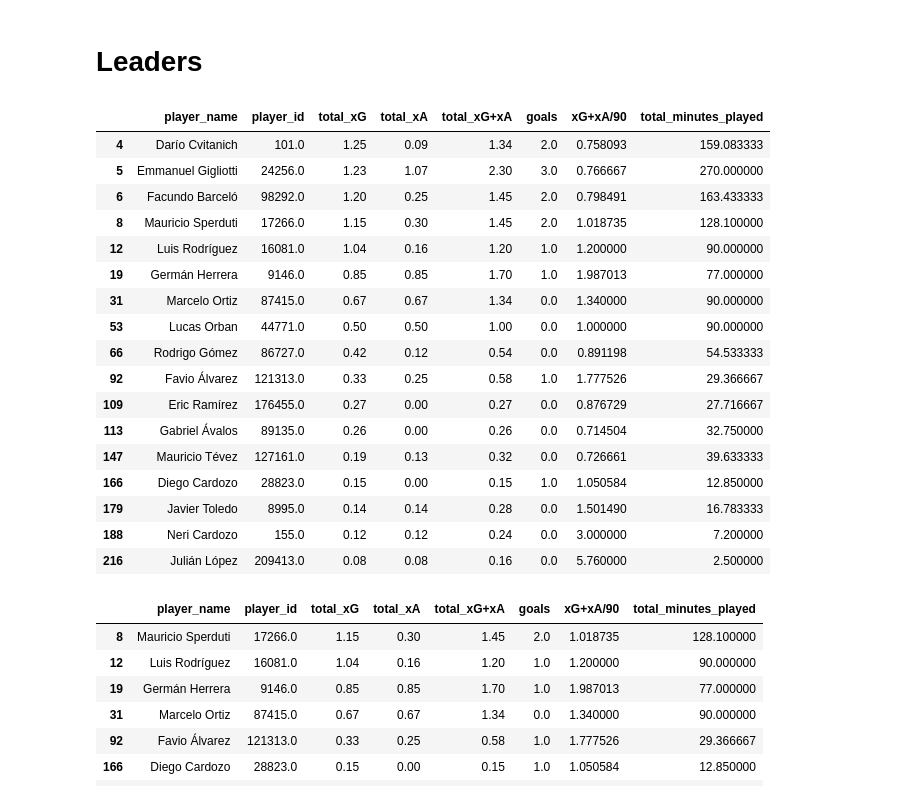
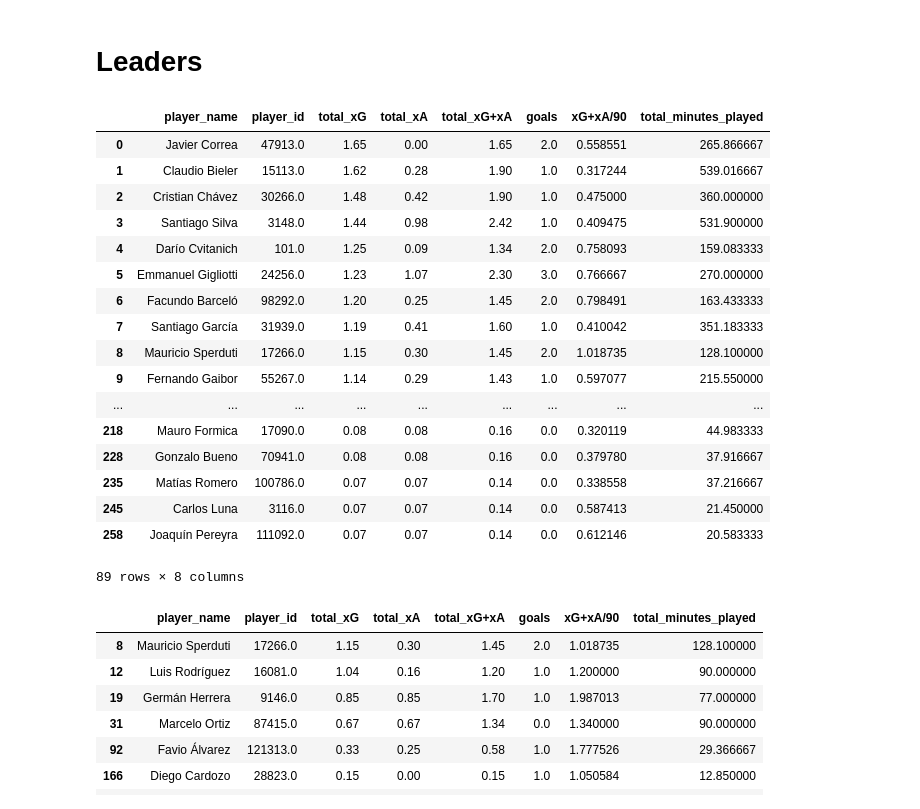
Before and after one commit to d-v-dlee/super_liga_xg, a Jupyter notebook: mongotofinalxg.ipynb, the cells around one changed output. Drawn from its saved outputs; the diff is of its cells as text; code cells hidden in the pictures.

```diff
--- a/mongotofinalxg.ipynb
+++ b/mongotofinalxg.ipynb
@@ -160,26 +165,26 @@ final_df.head()
 # %% [markdown]
 # Leaders
 # %%
-final_df[final_df['xG+xA/90'] > 0.7]
+final_df[final_df['xG+xA/90'] > 0.3]
 # %% [output]
 |  | player_name | player_id | total_xG | total_xA | total_xG+xA | goals | xG+xA/90 | total_minutes_played |
+| 0 | Javier Correa | 47913.0 | 1.65 | 0.00 | 1.65 | 2.0 | 0.558551 | 265.866667 |
+| 1 | Claudio Bieler | 15113.0 | 1.62 | 0.28 | 1.90 | 1.0 | 0.317244 | 539.016667 |
+| 2 | Cristian Chávez | 30266.0 | 1.48 | 0.42 | 1.90 | 1.0 | 0.475000 | 360.000000 |
+| 3 | Santiago Silva | 3148.0 | 1.44 | 0.98 | 2.42 | 1.0 | 0.409475 | 531.900000 |
 | 4 | Darío Cvitanich | 101.0 | 1.25 | 0.09 | 1.34 | 2.0 | 0.758093 | 159.083333 |
 | 5 | Emmanuel Gigliotti | 24256.0 | 1.23 | 1.07 | 2.30 | 3.0 | 0.766667 | 270.000000 |
 | 6 | Facundo Barceló | 98292.0 | 1.20 | 0.25 | 1.45 | 2.0 | 0.798491 | 163.433333 |
+| 7 | Santiago García | 31939.0 | 1.19 | 0.41 | 1.60 | 1.0 | 0.410042 | 351.183333 |
 | 8 | Mauricio Sperduti | 17266.0 | 1.15 | 0.30 | 1.45 | 2.0 | 1.018735 | 128.100000 |
-| 12 | Luis Rodríguez | 16081.0 | 1.04 | 0.16 | 1.20 | 1.0 | 1.200000 | 90.000000 |
-| 19 | Germán Herrera | 9146.0 | 0.85 | 0.85 | 1.70 | 1.0 | 1.987013 | 77.000000 |
-| 31 | Marcelo Ortiz | 87415.0 | 0.67 | 0.67 | 1.34 | 0.0 | 1.340000 | 90.000000 |
-| 53 | Lucas Orban | 44771.0 | 0.50 | 0.50 | 1.00 | 0.0 | 1.000000 | 90.000000 |
-| 66 | Rodrigo Gómez | 86727.0 | 0.42 | 0.12 | 0.54 | 0.0 | 0.891198 | 54.533333 |
-| 92 | Favio Álvarez | 121313.0 | 0.33 | 0.25 | 0.58 | 1.0 | 1.777526 | 29.366667 |
-| 109 | Eric Ramírez | 176455.0 | 0.27 | 0.00 | 0.27 | 0.0 | 0.876729 | 27.716667 |
-| 113 | Gabriel Ávalos | 89135.0 | 0.26 | 0.00 | 0.26 | 0.0 | 0.714504 | 32.750000 |
-| 147 | Mauricio Tévez | 127161.0 | 0.19 | 0.13 | 0.32 | 0.0 | 0.726661 | 39.633333 |
-| 166 | Diego Cardozo | 28823.0 | 0.15 | 0.00 | 0.15 | 1.0 | 1.050584 | 12.850000 |
-| 179 | Javier Toledo | 8995.0 | 0.14 | 0.14 | 0.28 | 0.0 | 1.501490 | 16.783333 |
-| 188 | Neri Cardozo | 155.0 | 0.12 | 0.12 | 0.24 | 0.0 | 3.000000 | 7.200000 |
-| 216 | Julián López | 209413.0 | 0.08 | 0.08 | 0.16 | 0.0 | 5.760000 | 2.500000 |
+| 9 | Fernando Gaibor | 55267.0 | 1.14 | 0.29 | 1.43 | 1.0 | 0.597077 | 215.550000 |
+| ... | ... | ... | ... | ... | ... | ... | ... | ... |
+| 218 | Mauro Formica | 17090.0 | 0.08 | 0.08 | 0.16 | 0.0 | 0.320119 | 44.983333 |
+| 228 | Gonzalo Bueno | 70941.0 | 0.08 | 0.08 | 0.16 | 0.0 | 0.379780 | 37.916667 |
+| 235 | Matías Romero | 100786.0 | 0.07 | 0.07 | 0.14 | 0.0 | 0.338558 | 37.216667 |
+| 245 | Carlos Luna | 3116.0 | 0.07 | 0.07 | 0.14 | 0.0 | 0.587413 | 21.450000 |
+| 258 | Joaquín Pereyra | 111092.0 | 0.07 | 0.07 | 0.14 | 0.0 | 0.612146 | 20.583333 |
+89 rows × 8 columns
 # %%
 final_df[final_df['xG+xA/90'] > 1]
 # %% [output]
```
Also changed, not shown: parts of 29 cells of this notebook.
